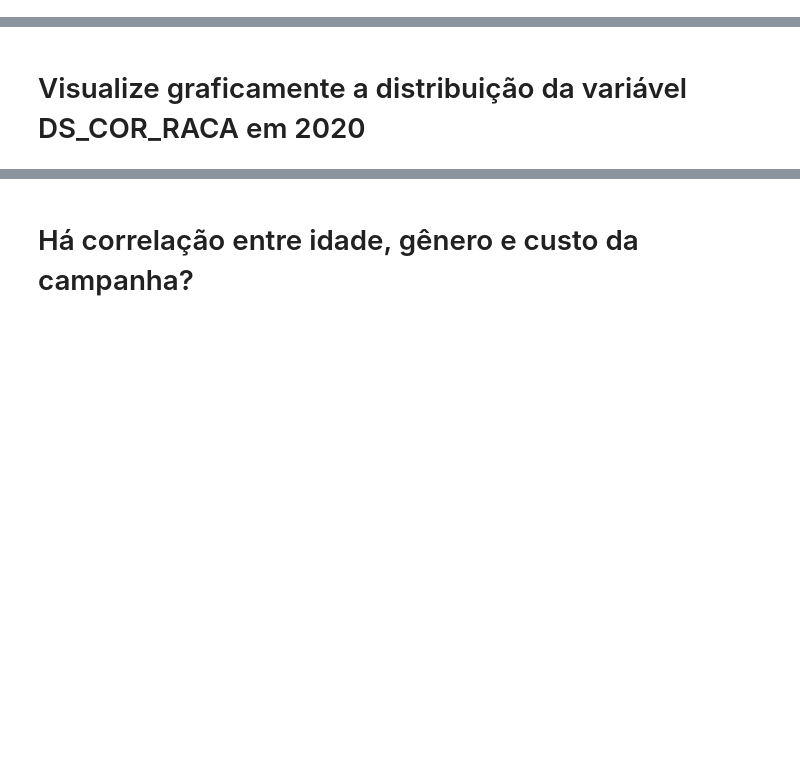
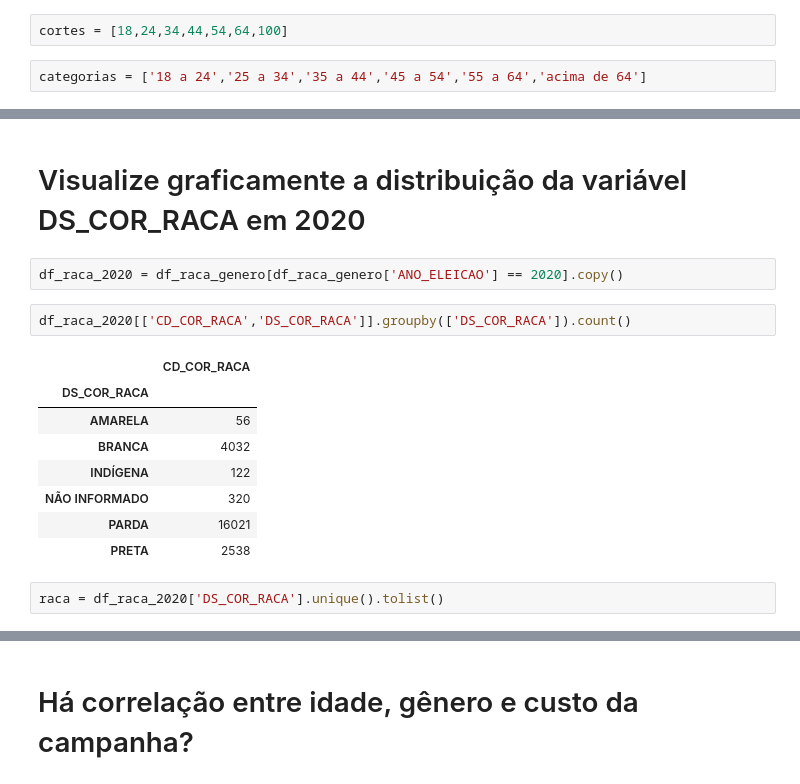
Before and after one commit to luizfelipeolive/python-inovacao-civica, a Jupyter notebook: semana_2/aula_aovivo.ipynb, the cells around one changed output, grey strips where cells are left out. Saved outputs shown, nothing was run; the diff lists cells and outputs as text; blank space fills up the shorter version.

```diff
--- a/semana_2/aula_aovivo.ipynb
+++ b/semana_2/aula_aovivo.ipynb
@@ -229,0 +239,4 @@ df_ano_genero.groupby(['ANO_ELEICAO','DS_GENERO']).sum().unstack(0).plot(kind='b
+# %%
+cortes = [18,24,34,44,54,64,100]
+# %%
+categorias = ['18 a 24','25 a 34','35 a 44','45 a 54','55 a 64','acima de 64']
@@ -230,2 +260,17 @@ df_ano_genero.groupby(['ANO_ELEICAO','DS_GENERO']).sum().unstack(0).plot(kind='b
 # %% [markdown]
 # Visualize graficamente a distribuição da variável DS_COR_RACA em 2020
+# %%
+df_raca_2020 = df_raca_genero[df_raca_genero['ANO_ELEICAO'] == 2020].copy()
+# %%
+df_raca_2020[['CD_COR_RACA','DS_COR_RACA']].groupby(['DS_COR_RACA']).count()
+# %% [output]
+|  | CD_COR_RACA |
+| DS_COR_RACA |  |
+| AMARELA | 56 |
+| BRANCA | 4032 |
+| INDÍGENA | 122 |
+| NÃO INFORMADO | 320 |
+| PARDA | 16021 |
+| PRETA | 2538 |
+# %%
+raca = df_raca_2020['DS_COR_RACA'].unique().tolist()
```
Also changed, not shown: parts of 12 cells of this notebook.
